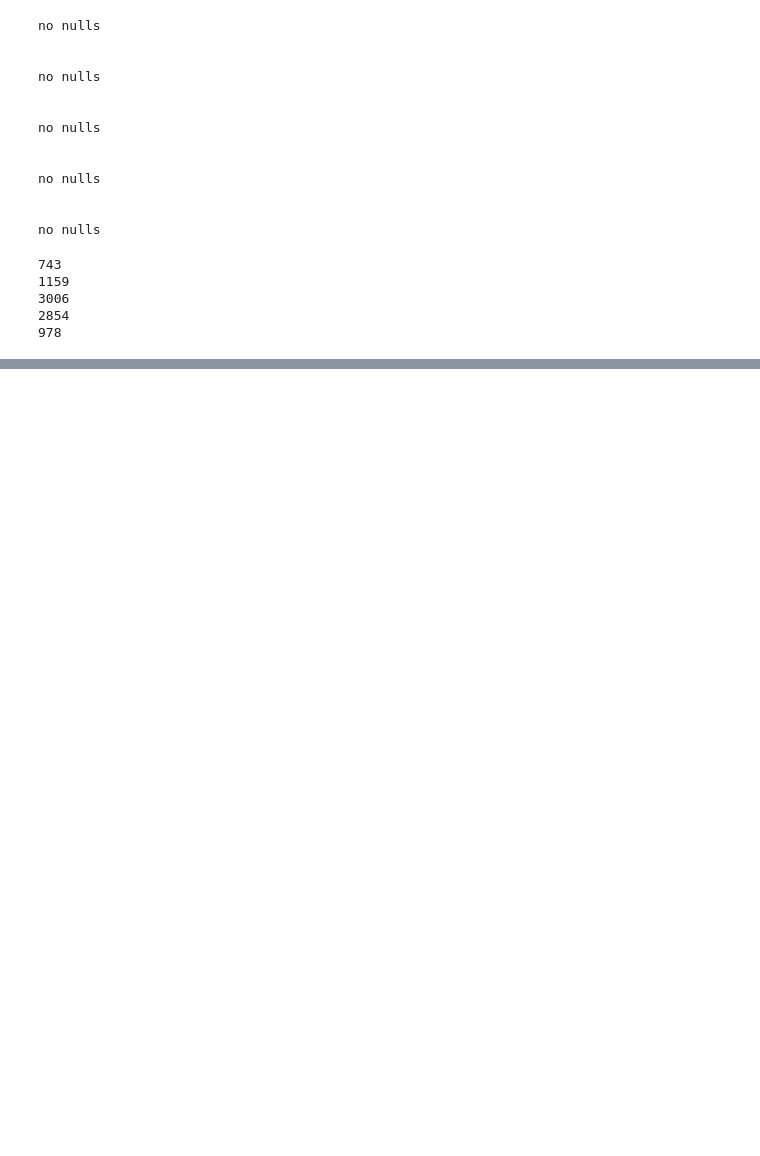
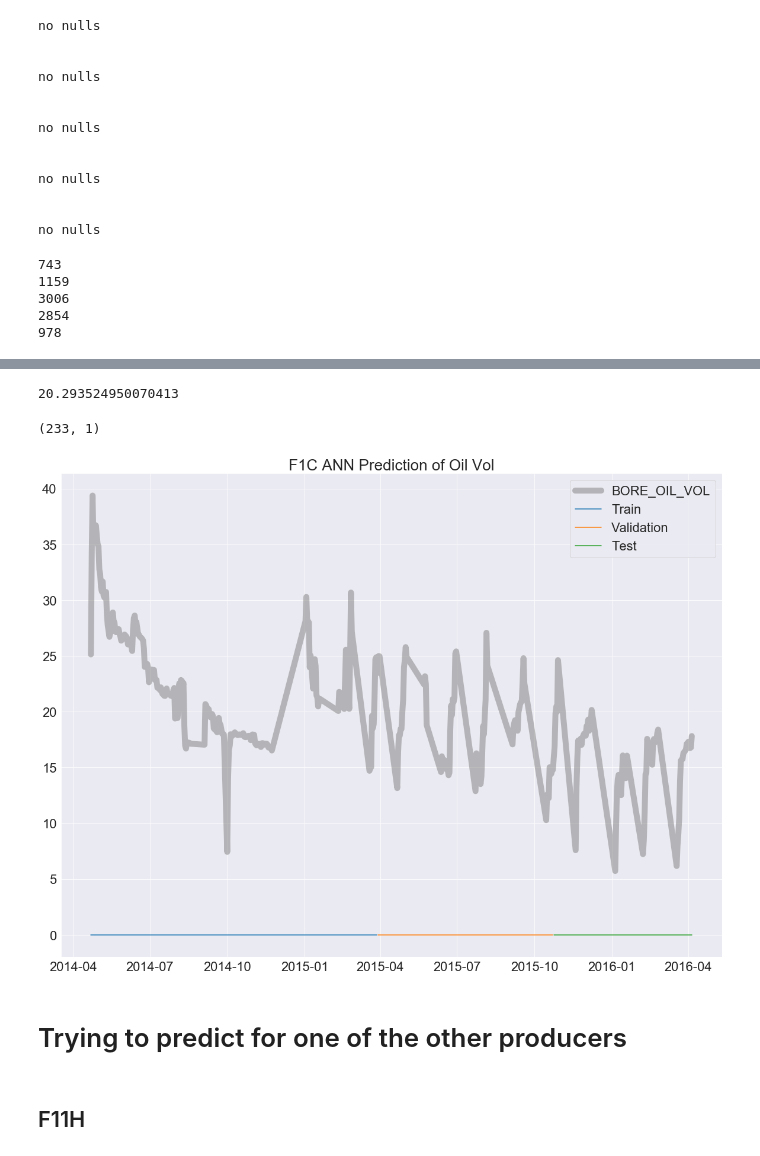
Before and after one commit to SgtB33L/PETE-4241, a Jupyter notebook: Project.ipynb, the cells around one changed output, grey strips where cells are left out. Drawn from its saved outputs; the diff is of its cells as text; code cells hidden in the pictures; blank space fills up the shorter version.

```diff
--- a/Project.ipynb
+++ b/Project.ipynb
@@ -117,0 +351,16 @@ sns.pairplot(F1C.drop('DATEPRD', axis=1))
+# %%
+trainPredict = model.predict(X_train)
+validatePredict = model.predict(X_validate)
+testPredict = model.predict(X_test)
+# %%
+F1C['BORE_OIL_VOL'].mean()
+# %% [output]
+20.293524950070413
+# %%
+trainPredict.shape
+# %% [output]
+(233, 1)
+# %%
+trainPredict = pd.DataFrame(trainPredict).set_index(y_train.index)
+validatePredict = pd.DataFrame(validatePredict).set_index(y_validate.index)
+testPredict = pd.DataFrame(testPredict).set_index(y_test.index)
@@ -117,0 +369,26 @@ sns.pairplot(F1C.drop('DATEPRD', axis=1))
+# %%
+fig = plt.figure(figsize=(20,15))
+sns.set_style("darkgrid")
+SMALL_SIZE = 10
+MEDIUM_SIZE = 14
+LARGE_SIZE = 22
+
+plt.rc('font', size=SMALL_SIZE)          # controls default text sizes
+plt.rc('axes', titlesize=SMALL_SIZE)     # fontsize of the axes title
+plt.rc('axes', labelsize=MEDIUM_SIZE)    # fontsize of the x and y labels
+plt.rc('xtick', labelsize=LARGE_SIZE)    # fontsize of the tick labels
+plt.rc('ytick', labelsize=LARGE_SIZE)    # fontsize of the tick labels
+plt.rc('legend', fontsize=LARGE_SIZE)    # legend fontsize
+plt.rc('figure', titlesize=LARGE_SIZE)  # fontsize of the figure title
+
+
+plt.plot(F1C['BORE_OIL_VOL'], color='gray',linewidth=10, alpha=0.5)
+plt.plot(trainPredict,label='Train',linestyle='-')
+plt.plot(validatePredict,label='Validation')
+plt.plot(testPredict, label='Test')
+plt.legend()
+plt.title('F1C ANN Prediction of Oil Vol', size=26)
+
+fig.savefig("F1C_ANN.png")
+# %% [output]
+[figure, added]
@@ -117,0 +401,4 @@ sns.pairplot(F1C.drop('DATEPRD', axis=1))
+# %% [markdown]
+# Trying to predict for one of the other producers
+# %% [markdown]
+## F11H
```
Also changed, not shown: parts of 123 cells of this notebook.
